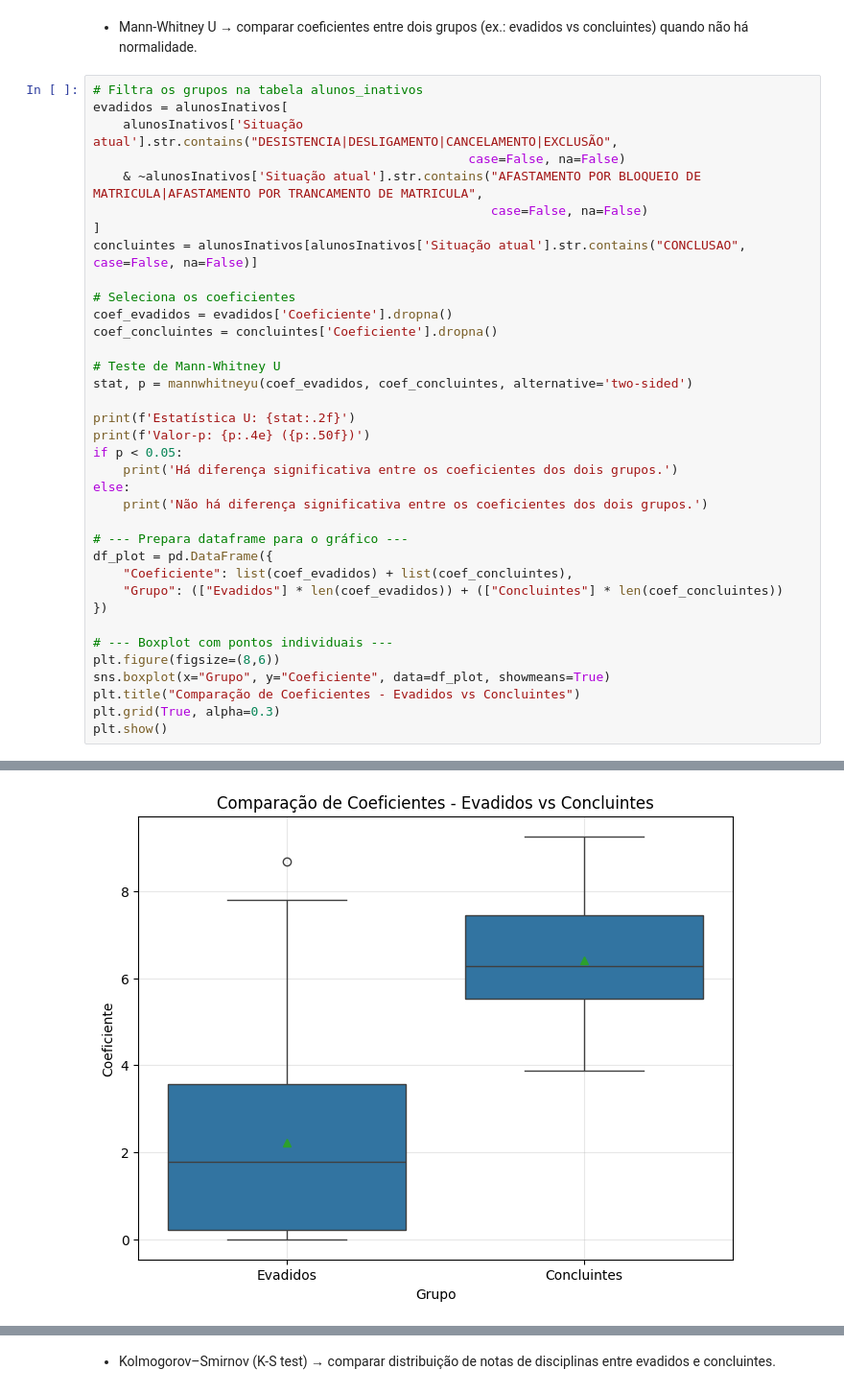
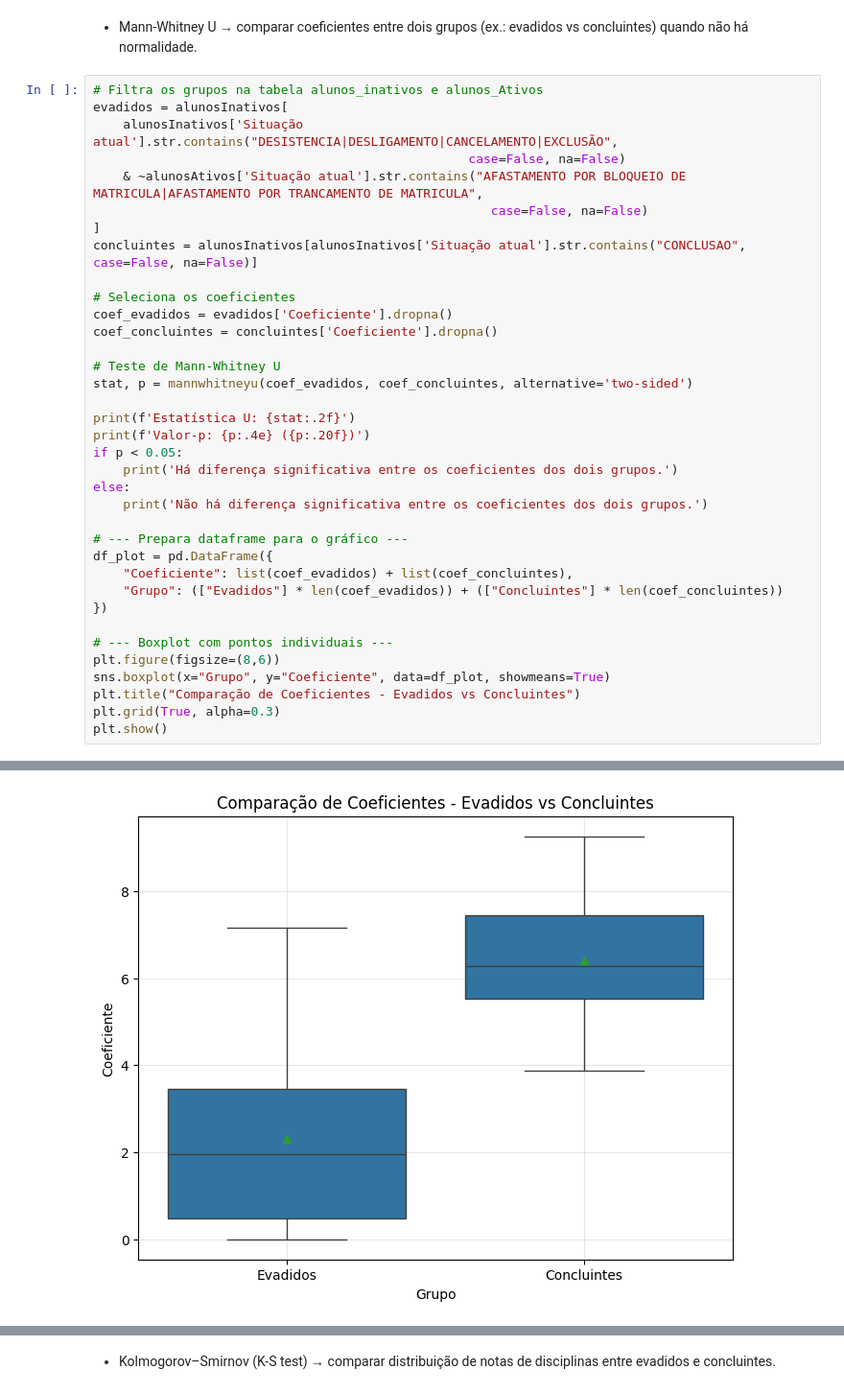
Before and after one commit to annabzsantos/An-lisePefilAcad-mico, a Jupyter notebook: Analise_pefilAcademico.ipynb, the cells around one changed output, grey strips where cells are left out. Shown at 96% size. Drawn from its saved outputs; the diff is of its cells as text.

```diff
--- a/Analise_pefilAcademico.ipynb
+++ b/Analise_pefilAcademico.ipynb
@@ -936,11 +936,11 @@ Revelou que, embora fraca, existe uma relação estatisticamente significativa o
 # %% [markdown]
 - Mann-Whitney U → comparar coeficientes entre dois grupos (ex.: evadidos vs concluintes) quando não há normalidade.
 # %%
-# Filtra os grupos na tabela alunos_inativos
+# Filtra os grupos na tabela alunos_inativos e alunos_Ativos
 evadidos = alunosInativos[
     alunosInativos['Situação atual'].str.contains("DESISTENCIA|DESLIGAMENTO|CANCELAMENTO|EXCLUSÃO",
                                                   case=False, na=False)
-    & ~alunosInativos['Situação atual'].str.contains("AFASTAMENTO POR BLOQUEIO DE MATRICULA|AFASTAMENTO POR TRANCAMENTO DE MATRICULA",
+    & ~alunosAtivos['Situação atual'].str.contains("AFASTAMENTO POR BLOQUEIO DE MATRICULA|AFASTAMENTO POR TRANCAMENTO DE MATRICULA",
                                                      case=False, na=False)
 ]
 concluintes = alunosInativos[alunosInativos['Situação atual'].str.contains("CONCLUSAO", case=False, na=False)]
@@ -953,7 +953,7 @@ coef_concluintes = concluintes['Coeficiente'].dropna()
 stat, p = mannwhitneyu(coef_evadidos, coef_concluintes, alternative='two-sided')
 
 print(f'Estatística U: {stat:.2f}')
-print(f'Valor-p: {p:.4e} ({p:.50f})')
+print(f'Valor-p: {p:.4e} ({p:.20f})')
 if p < 0.05:
     print('Há diferença significativa entre os coeficientes dos dois grupos.')
 else:
@@ -977,4 +977,4 @@ Valor-p: 1.1743e-40 (0.00000000000000000000000000000000000000011743389653)
 Há diferença significativa entre os coeficientes dos dois grupos.
-[figure, old version]
+[figure, new version]
 # %% [markdown]
 **Conclusões**
```
Also changed, not shown: parts of 6 cells of this notebook.
